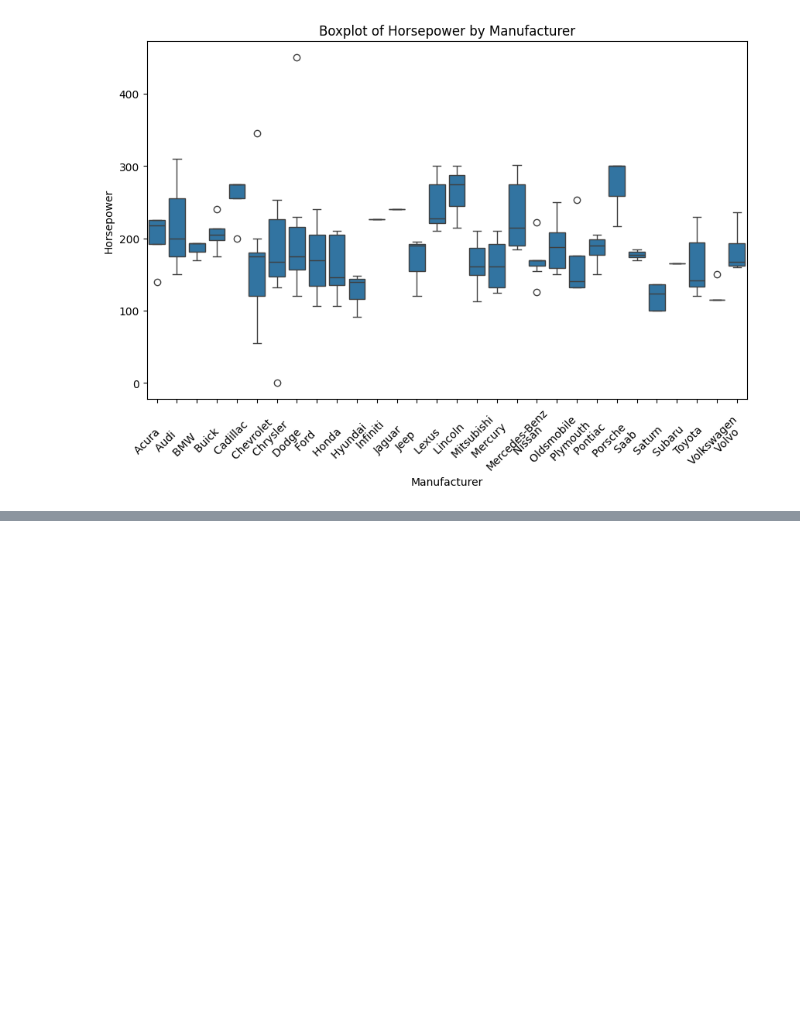
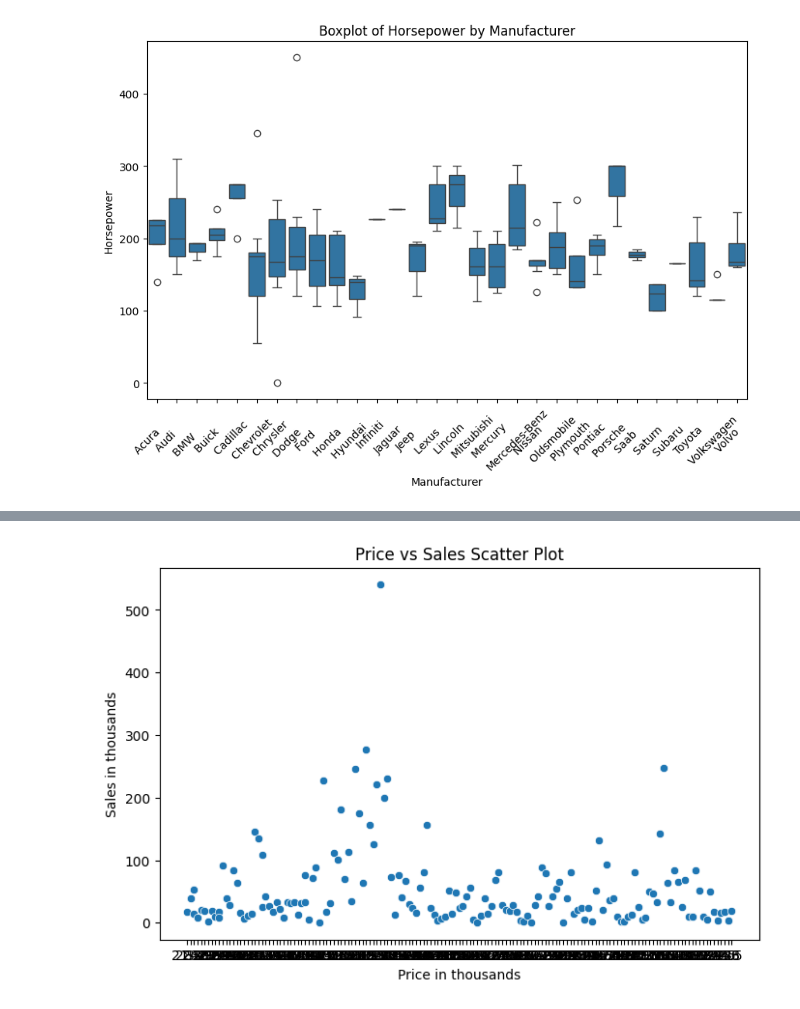
Before and after one commit to mudavathkalyan/ML, a Jupyter notebook: week2/week2.ipynb, the cells around one changed output, grey strips where cells are left out. Cells and saved outputs as stored; diff of their text form; code cells hidden in the pictures; blank space fills up the shorter version.

```diff
--- a/week2/week2.ipynb
+++ b/week2/week2.ipynb
@@ -421,0 +516,2 @@ else:
+# %%
+df=pd.read_csv("Car_sales.csv");
@@ -421,0 +653,18 @@ else:
+# %%
+import pandas as pd
+import matplotlib.pyplot as plt
+import seaborn as sns
+df.columns = df.columns.str.lower()
+price_col = next((col for col in df.columns if "price" in col), None)
+sales_col = next((col for col in df.columns if "sales" in col or "units"in col), None)
+if price_col and sales_col:
+    plt.figure(figsize=(8, 5))
+    sns.scatterplot(x=df[price_col], y=df[sales_col])
+    plt.xlabel(price_col.capitalize())
+    plt.ylabel(sales_col.capitalize())
+    plt.title("Price vs Sales Scatter Plot")
+    plt.show()
+else:
+    print("Error: Could not find 'price' and 'sales' columns.")
+# %% [output]
+[figure, added]
```
Also changed, not shown: parts of 31 cells of this notebook, 1 other file.
